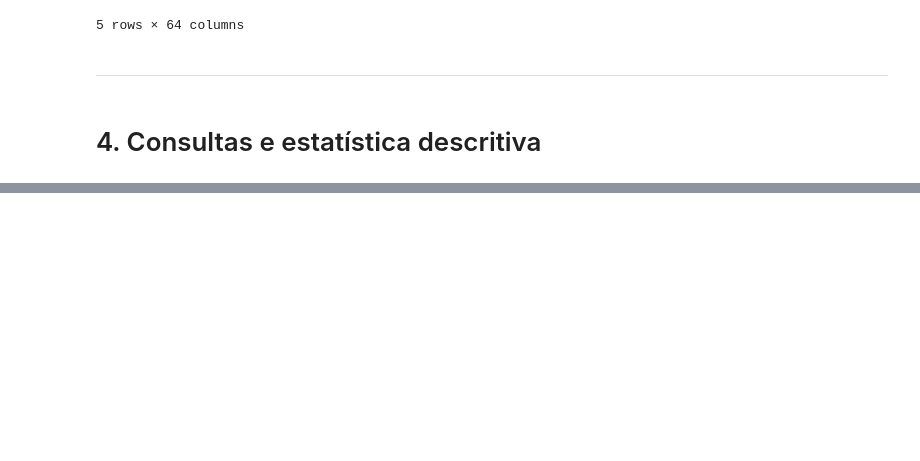
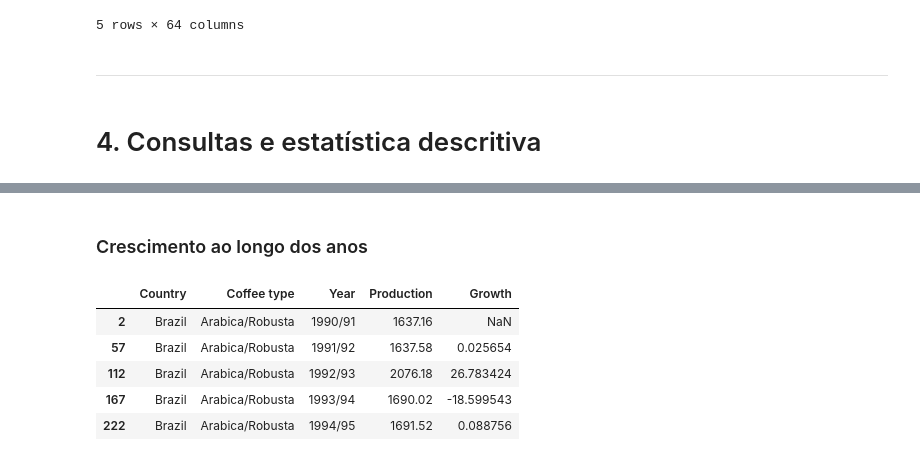
Before and after one commit to joao-victor-73/python.estudos, a Jupyter notebook: Estudos/Análise de Dados 2/Conceitos em Pandas/Pratica01/pratica01.ipynb, the cells around one changed output, grey strips where cells are left out. Saved outputs shown, nothing was run; the diff lists cells and outputs as text; code cells hidden in the pictures; blank space fills up the shorter version.

```diff
--- a/Estudos/Análise de Dados 2/Conceitos em Pandas/Pratica01/pratica01.ipynb
+++ b/Estudos/Análise de Dados 2/Conceitos em Pandas/Pratica01/pratica01.ipynb
@@ -166,0 +205,3 @@ ___
+# %%
+# Deletando a coluna Total_production pois ela não está servindo no momento
+prod_long.drop('Total_production', axis=1, inplace=True)
@@ -166,0 +255,19 @@ ___
+# %% [markdown]
+### Crescimento ao longo dos anos
+# %%
+# Exemplo com o Brasil
+brasil = prod_long[prod_long['Country'] == 'Brazil'].sort_values('Year')
+# %%
+# Calcula a variação percentual ano a ano
+brasil['Growth'] = brasil['Production'].pct_change() * 100
+# %%
+brasil['Production'] = brasil['Production'] / 1_000_000  # converte para milhões de sacas/toneladas
+# %%
+brasil.head()
+# %% [output]
+|  | Country | Coffee type | Year | Production | Growth |
+| 2 | Brazil | Arabica/Robusta | 1990/91 | 1637.16 | NaN |
+| 57 | Brazil | Arabica/Robusta | 1991/92 | 1637.58 | 0.025654 |
+| 112 | Brazil | Arabica/Robusta | 1992/93 | 2076.18 | 26.783424 |
+| 167 | Brazil | Arabica/Robusta | 1993/94 | 1690.02 | -18.599543 |
+| 222 | Brazil | Arabica/Robusta | 1994/95 | 1691.52 | 0.088756 |
```
Also changed, not shown: parts of 21 cells of this notebook.
